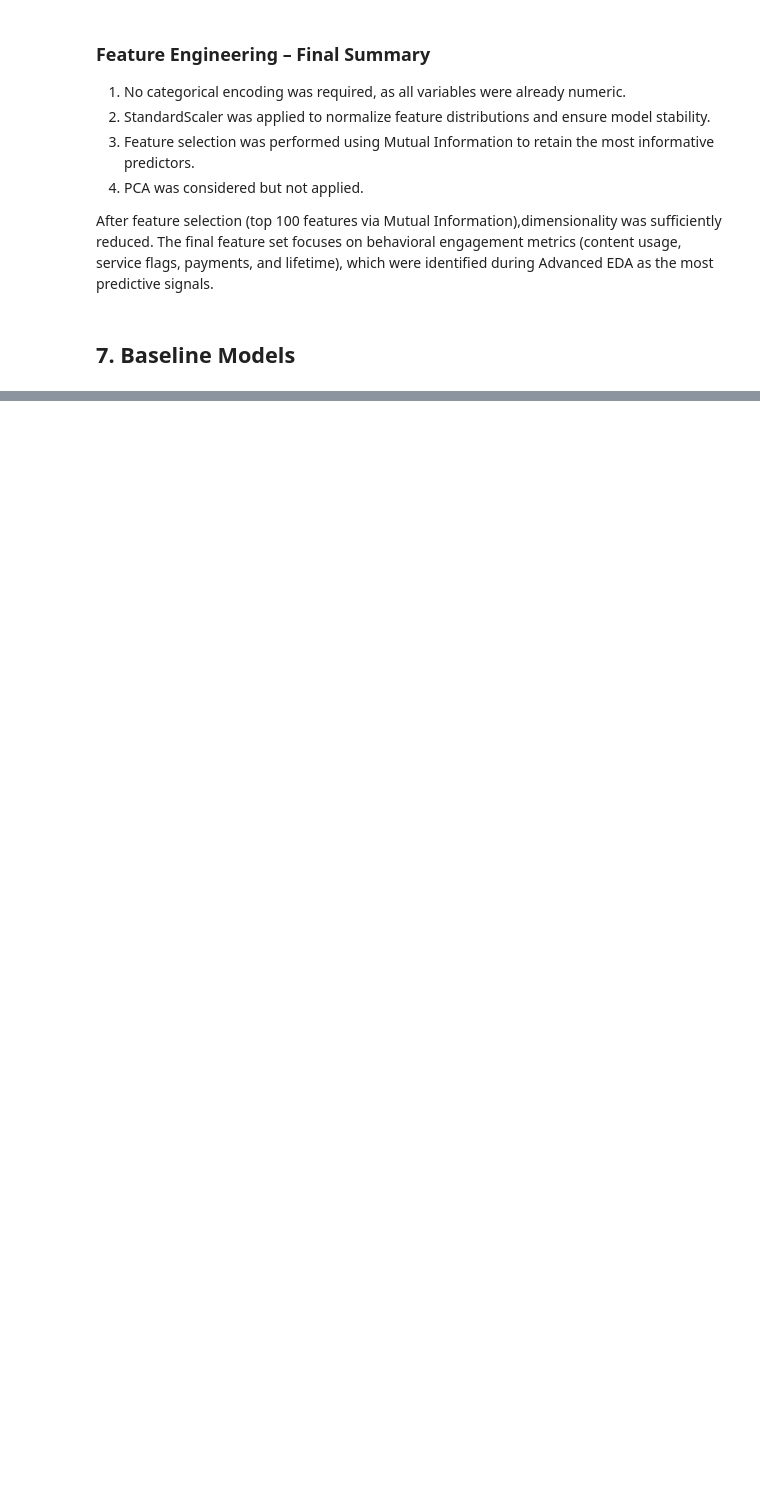
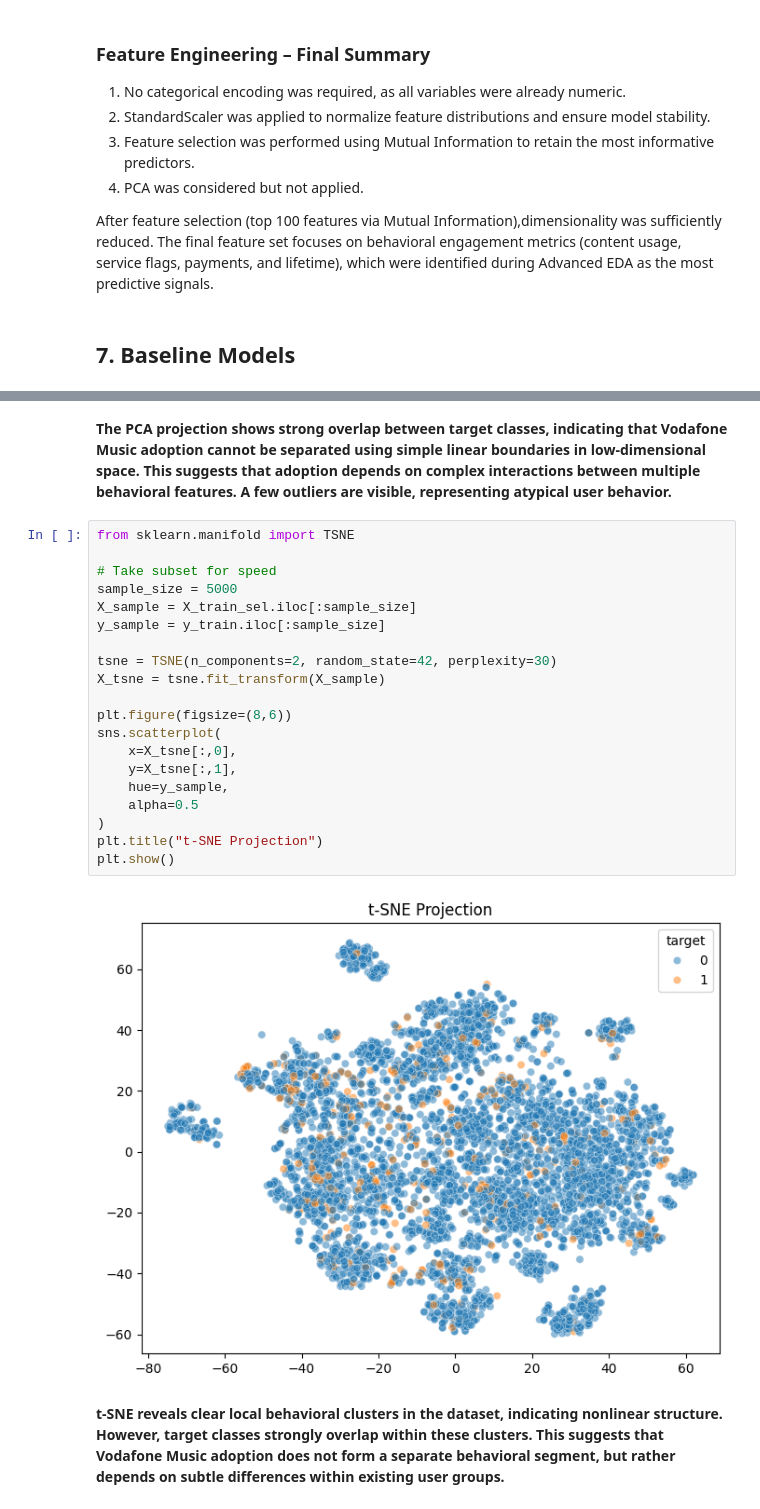
Before and after one commit to nnnnastia/ML_music_challenge, a Jupyter notebook: ML_project.ipynb, the cells around one changed output, grey strips where cells are left out. Cells and saved outputs as stored; diff of their text form; blank space fills up the shorter version.

```diff
--- a/ML_project.ipynb
+++ b/ML_project.ipynb
@@ -805,0 +920,26 @@ which were identified during Advanced EDA as the most predictive signals.
+# %% [markdown]
+**The PCA projection shows strong overlap between target classes, indicating that Vodafone Music adoption cannot be separated using simple linear boundaries in low-dimensional space. This suggests that adoption depends on complex interactions between multiple behavioral features. A few outliers are visible, representing atypical user behavior.**
+# %%
+from sklearn.manifold import TSNE
+
+# Take subset for speed
+sample_size = 5000
+X_sample = X_train_sel.iloc[:sample_size]
+y_sample = y_train.iloc[:sample_size]
+
+tsne = TSNE(n_components=2, random_state=42, perplexity=30)
+X_tsne = tsne.fit_transform(X_sample)
+
+plt.figure(figsize=(8,6))
+sns.scatterplot(
+    x=X_tsne[:,0],
+    y=X_tsne[:,1],
+    hue=y_sample,
+    alpha=0.5
+)
+plt.title("t-SNE Projection")
+plt.show()
+# %% [output]
+[figure, added]
+# %% [markdown]
+**t-SNE reveals clear local behavioral clusters in the dataset, indicating nonlinear structure. However, target classes strongly overlap within these clusters. This suggests that Vodafone Music adoption does not form a separate behavioral segment, but rather depends on subtle differences within existing user groups.**
```
Also changed, not shown: parts of 23 cells of this notebook.
